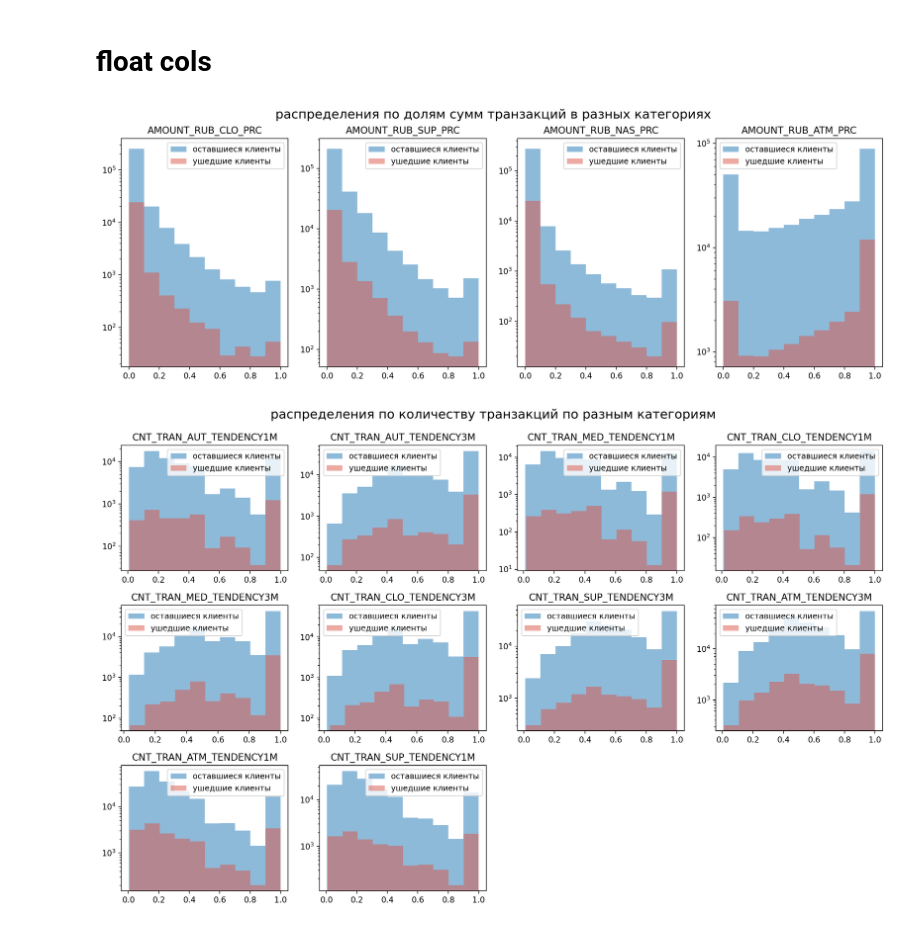
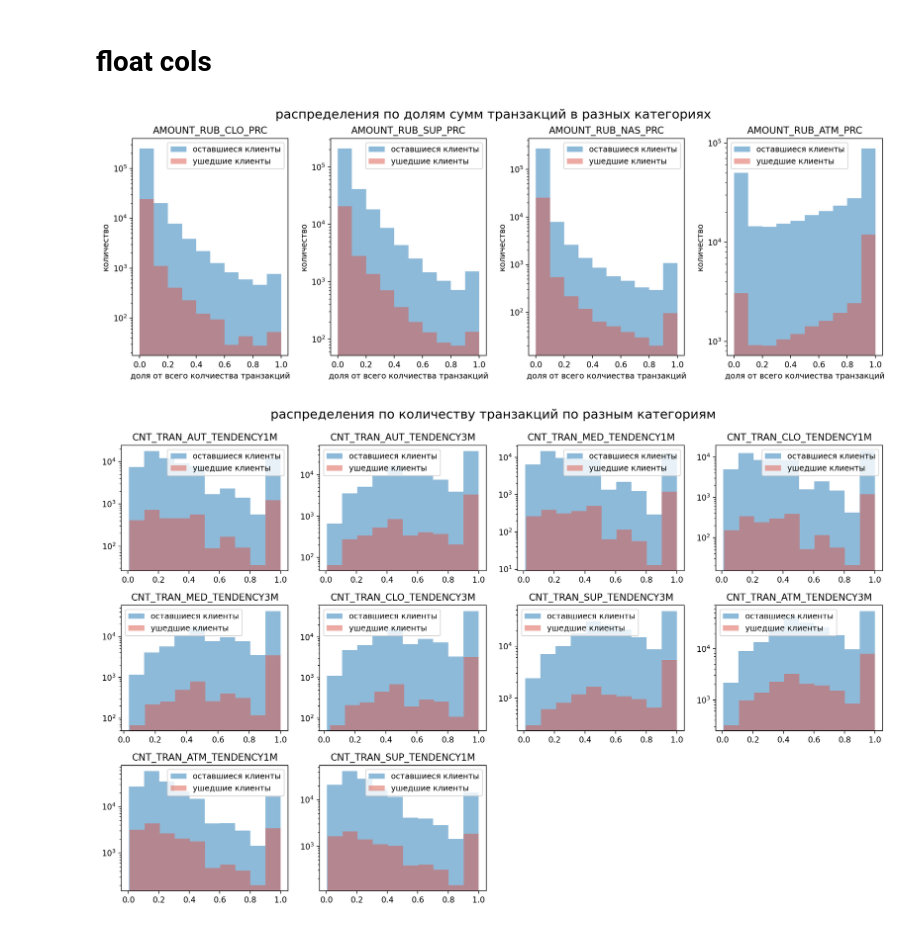
Before and after one commit to ArtemGusenkov/projects, a Jupyter notebook: customer-churn-prediction/notebooks/eda.ipynb, the cells around one changed output. Cells and saved outputs as stored; diff of their text form; code cells hidden in the pictures.

```diff
--- a/customer-churn-prediction/notebooks/eda.ipynb
+++ b/customer-churn-prediction/notebooks/eda.ipynb
@@ -168,0 +226,14 @@ plt.show()
+# %%
+fig, ax = plt.subplots(nrows=1, ncols=2, figsize=(12, 5))
+bar_col = 'TURNOVER_PAYM'
+
+sns.histplot(np.log(df[bar_col]), ax=ax[0])
+ax[0].set_title('распределение клиентов \n по среднему обороту на зарплатном счете')
+
+plot_data = df[bar_col][df[bar_col]>0]
+plot_data = np.log(plot_data)
+sns.histplot(x=plot_data, hue=y, ax=ax[1], stat='percent', common_norm=None)
+ax[1].set_title('сравнение долей ушедших и оставшихся клиентов')
+
+plt.tight_layout()
+plt.show()
@@ -168,0 +244,15 @@ plt.show()
+# %%
+prod_cnt_cols = [i for i in fl_cols if i.startswith('TURNOVER_DY')]
+fig = plt.figure(figsize=(12,6))
+for en, i in enumerate(prod_cnt_cols):
+    ax = fig.add_subplot(2, 4, en+1)
+    # sns.histplot(df, x=i, ax=ax, kde=True)
+    ax.hist(x=df[i][y==0], log=True, alpha=0.5, label='оставшиеся клиенты')
+    ax.hist(x=df[i][y==1], log=True, alpha=0.5, color='#db5649', label='ушедшие клиенты')
+    ax.set_title(i)
+    # ax.legend()
+handles, labels = ax.get_legend_handles_labels()
+fig.legend(handles, labels, loc='lower right')
+plt.tight_layout(rect=[0, 0, 1, 0.95])
+plt.suptitle('распределения по количеству используемых продуктов', fontsize=16)
+plt.show()
@@ -198,18 +290,20 @@ CR_PROD_CNT_CCFP уникальные значения: [0 1 2 3 4]
 # %%
 prod_cnt_cols = [i for i in fl_cols if i.startswith('AMOUNT_')]
 fig = plt.figure(figsize=(14,5))
 for en, i in enumerate(prod_cnt_cols):
     ax = fig.add_subplot(1, 4, en+1)
     # sns.histplot(df, x=i, ax=ax, kde=True)
     ax.hist(x=df[i][y==0], log=True, alpha=0.5, label='оставшиеся клиенты')
     ax.hist(x=df[i][y==1], log=True, alpha=0.5, color='#db5649', label='ушедшие клиенты')
     ax.set_title(i)
     ax.legend()
+    ax.set_xlabel('доля от всего колчиества транзакций')
+    ax.set_ylabel('количество')
 plt.tight_layout(rect=[0, 0, 1, 0.95])
 plt.suptitle('распределения по долям сумм транзакций в разных категориях', fontsize=16)
 plt.show()
 # %% [output]
-[figure, old version]
+[figure, new version]
 # %%
 prod_cnt_cols = [i for i in fl_cols if i.startswith('CNT_TRAN_')]
 fig = plt.figure(figsize=(14,9))
```
Also changed, not shown: parts of 9 cells of this notebook.
